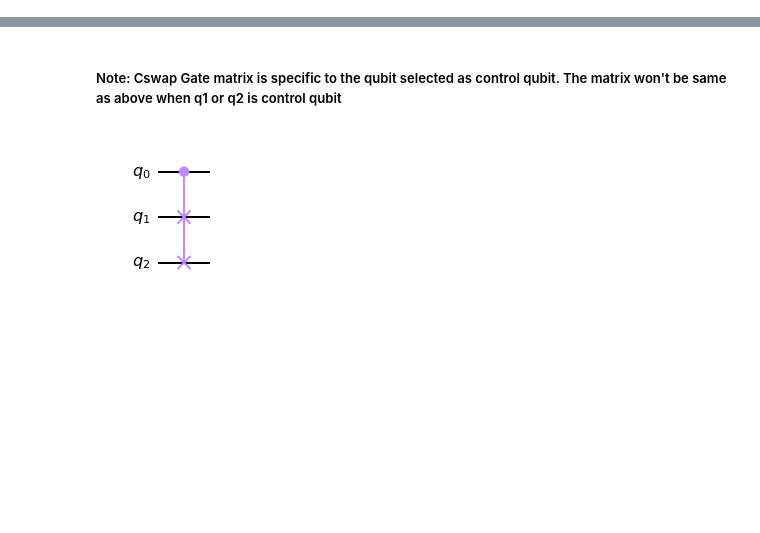
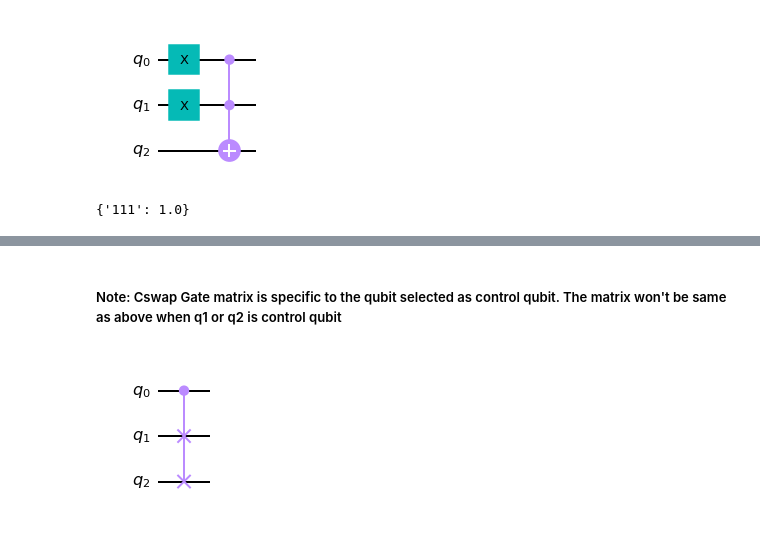
Before and after one commit to developer-student-club-thapar/Quantum-Computing, a Jupyter notebook: 4. Multi-Qubit Gates/f. Three qubit gates.ipynb, the cells around one changed output, grey strips where cells are left out. Cells and saved outputs as stored; diff of their text form; code cells hidden in the pictures; blank space fills up the shorter version.

```diff
--- a/4. Multi-Qubit Gates/f. Three qubit gates.ipynb
+++ b/4. Multi-Qubit Gates/f. Three qubit gates.ipynb
@@ -185,0 +101,5 @@ $$
+# %%
+toffoli(1,1)
+# %% [output]
+[figure, added]
+{'111': 1.0}
```
Also changed, not shown: parts of 30 cells of this notebook, 3 other files.
